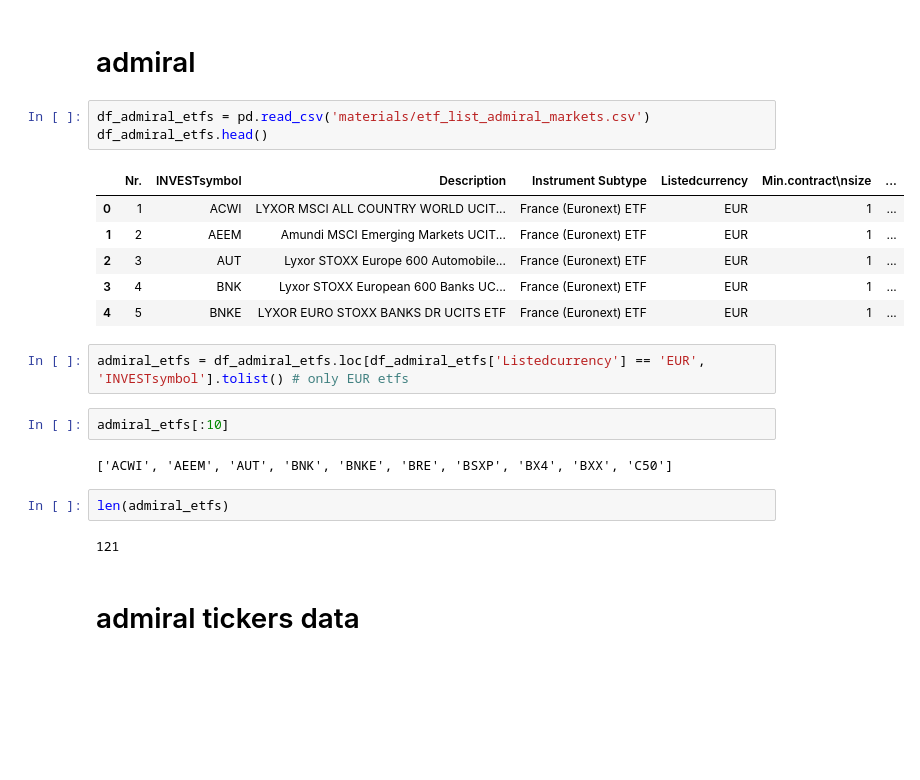
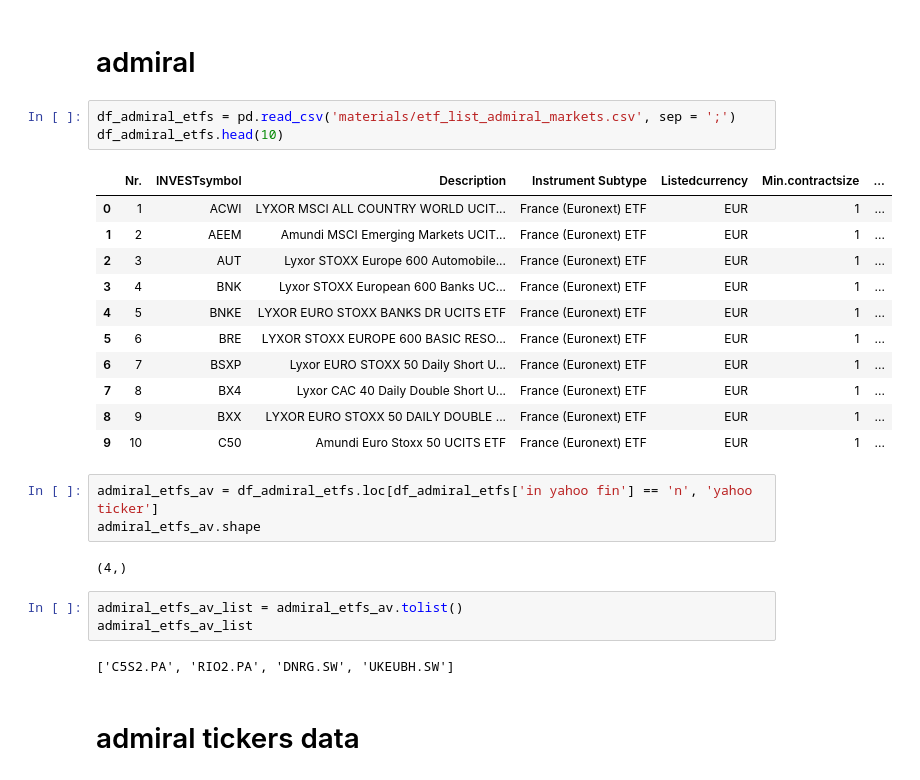
Before and after one commit to jklen/fin, a Jupyter notebook: etfs.ipynb, the cells around one changed output. Cells and saved outputs as stored; diff of their text form; blank space fills up the shorter version.

Commit message:
almost complete admiral data from yahoo

```diff
--- a/etfs.ipynb
+++ b/etfs.ipynb
@@ -254,25 +254,30 @@ pf.create_returns_tear_sheet(df_finax['frck'].pct_change().dropna(), live_start_
 # %% [markdown]
 # admiral
 # %%
-df_admiral_etfs = pd.read_csv('materials/etf_list_admiral_markets.csv')
-df_admiral_etfs.head()
+df_admiral_etfs = pd.read_csv('materials/etf_list_admiral_markets.csv', sep = ';')
+df_admiral_etfs.head(10)
 # %% [output]
-|  | Nr. | INVESTsymbol | Description | Instrument Subtype | Listedcurrency | Min.contract\nsize | ... |
+|  | Nr. | INVESTsymbol | Description | Instrument Subtype | Listedcurrency | Min.contractsize | ... |
 | 0 | 1 | ACWI | LYXOR MSCI ALL COUNTRY WORLD UCIT... | France (Euronext) ETF | EUR | 1 | ... |
 | 1 | 2 | AEEM | Amundi MSCI Emerging Markets UCIT... | France (Euronext) ETF | EUR | 1 | ... |
 | 2 | 3 | AUT | Lyxor STOXX Europe 600 Automobile... | France (Euronext) ETF | EUR | 1 | ... |
 | 3 | 4 | BNK | Lyxor STOXX European 600 Banks UC... | France (Euronext) ETF | EUR | 1 | ... |
 | 4 | 5 | BNKE | LYXOR EURO STOXX BANKS DR UCITS ETF | France (Euronext) ETF | EUR | 1 | ... |
+| 5 | 6 | BRE | LYXOR STOXX EUROPE 600 BASIC RESO... | France (Euronext) ETF | EUR | 1 | ... |
+| 6 | 7 | BSXP | Lyxor EURO STOXX 50 Daily Short U... | France (Euronext) ETF | EUR | 1 | ... |
+| 7 | 8 | BX4 | Lyxor CAC 40 Daily Double Short U... | France (Euronext) ETF | EUR | 1 | ... |
+| 8 | 9 | BXX | LYXOR EURO STOXX 50 DAILY DOUBLE ... | France (Euronext) ETF | EUR | 1 | ... |
+| 9 | 10 | C50 | Amundi Euro Stoxx 50 UCITS ETF | France (Euronext) ETF | EUR | 1 | ... |
-# %%
-admiral_etfs = df_admiral_etfs.loc[df_admiral_etfs['Listedcurrency'] == 'EUR', 'INVESTsymbol'].tolist() # only EUR etfs
-# %%
-admiral_etfs[:10]
-# %% [output]
-['ACWI', 'AEEM', 'AUT', 'BNK', 'BNKE', 'BRE', 'BSXP', 'BX4', 'BXX', 'C50']
-# %%
-len(admiral_etfs)
-# %% [output]
-121
+# %%
+admiral_etfs_av = df_admiral_etfs.loc[df_admiral_etfs['in yahoo fin'] == 'n', 'yahoo ticker']
+admiral_etfs_av.shape
+# %% [output]
+(4,)
+# %%
+admiral_etfs_av_list = admiral_etfs_av.tolist()
+admiral_etfs_av_list
+# %% [output]
+['C5S2.PA', 'RIO2.PA', 'DNRG.SW', 'UKEUBH.SW']
 # %% [markdown]
 # admiral tickers data
 # %% [markdown]
```
Also changed, not shown: parts of 13 cells of this notebook, 5 other files.
